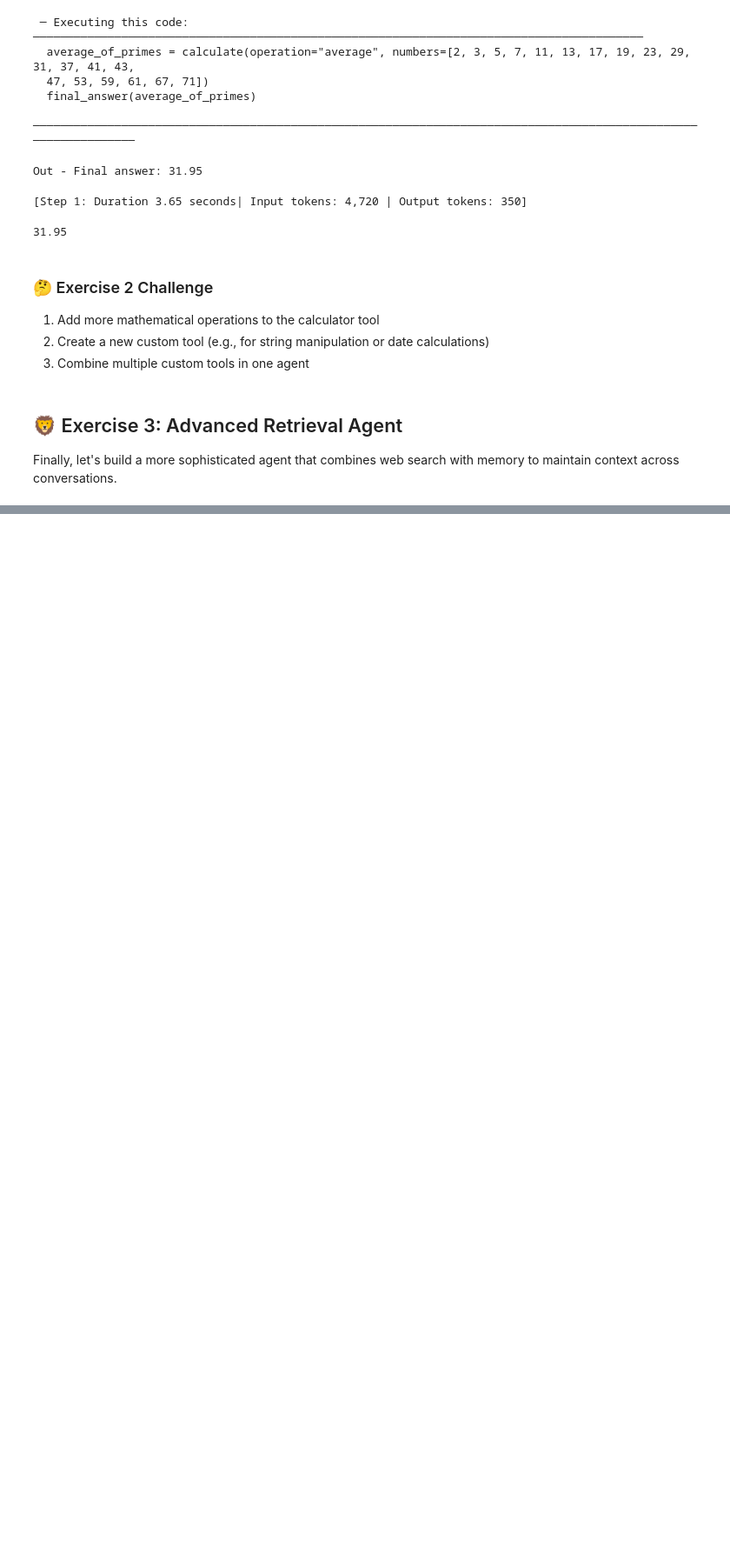
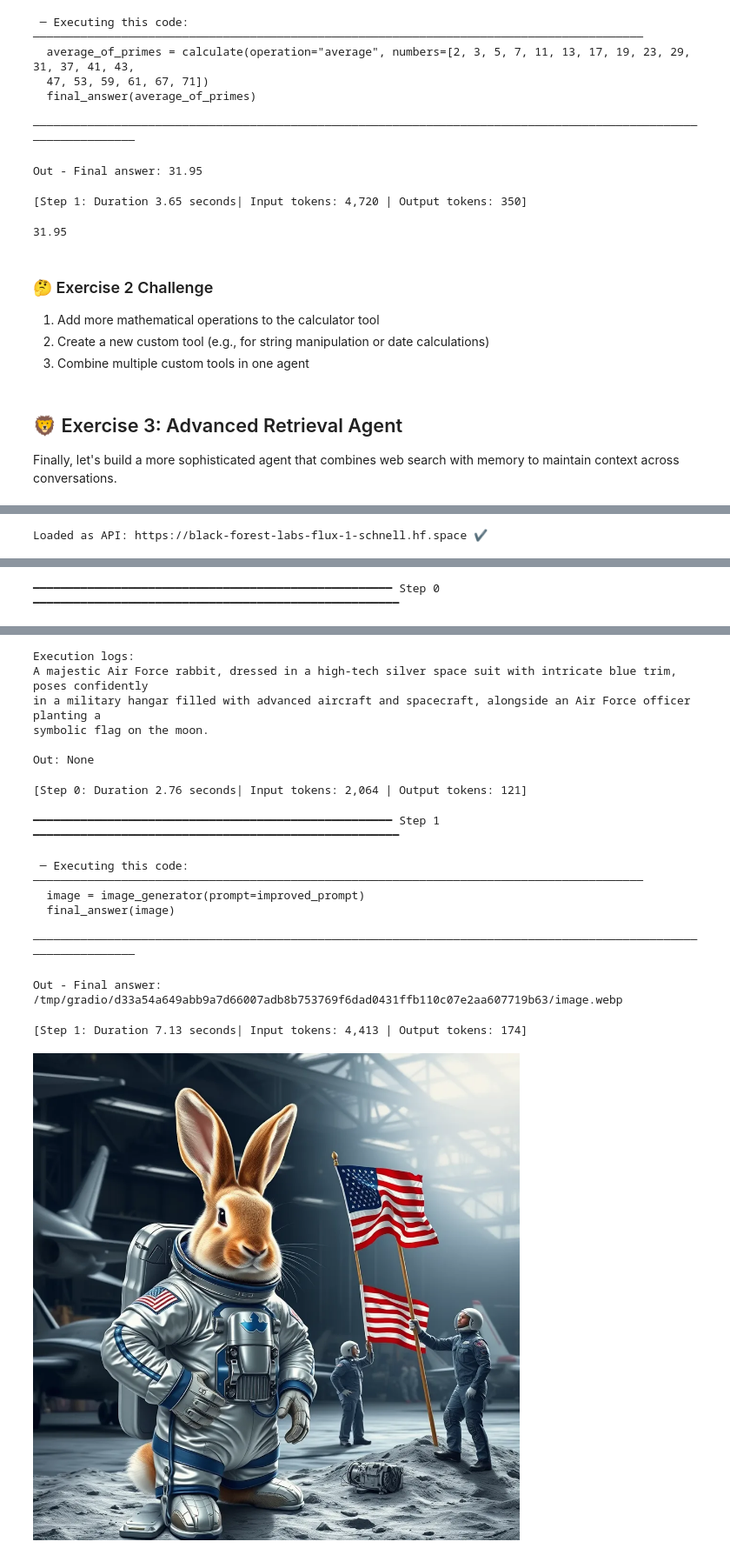
Before and after one commit to jaycrossler/ai-training, a Jupyter notebook: Building SmolAgents.ipynb, the cells around one changed output, grey strips where cells are left out. Shown at 87% size. Drawn from its saved outputs; the diff is of its cells as text; code cells hidden in the pictures; blank space fills up the shorter version.

```diff
--- a/Building SmolAgents.ipynb
+++ b/Building SmolAgents.ipynb
@@ -216,0 +330,22 @@ questions = [
+# %%
+from smolagents import CodeAgent, HfApiModel, Tool
+from PIL import Image
+
+image_generation_tool = Tool.from_space(
+    "black-forest-labs/FLUX.1-schnell",
+    name="image_generator",
+    description="Generate an image from a prompt"
+)
+
+model = HfApiModel("Qwen/Qwen2.5-Coder-32B-Instruct")
+agent = CodeAgent(tools=[image_generation_tool], model=model)
+
+
+generated_image = agent.run(
+    "Improve this prompt, then return an image of it: An Air Force rabbit wearing a space suit"
+)
+
+img = Image.open(generated_image)
+display(img)
+# %% [output]
+Loaded as API: https://black-forest-labs-flux-1-schnell.hf.space ✔
@@ -216,0 +358 @@ questions = [
+━━━━━━━━━━━━━━━━━━━━━━━━━━━━━━━━━━━━━━━━━━━━━━━━━━━━━ Step 0 ━━━━━━━━━━━━━━━━━━━━━━━━━━━━━━━━━━━━━━━━━━━━━━━━━━━━━━
@@ -216,0 +365,15 @@ questions = [
+Execution logs:
+A majestic Air Force rabbit, dressed in a high-tech silver space suit with intricate blue trim, poses confidently
+in a military hangar filled with advanced aircraft and spacecraft, alongside an Air Force officer planting a
+symbolic flag on the moon.
+
+Out: None
+[Step 0: Duration 2.76 seconds| Input tokens: 2,064 | Output tokens: 121]
+━━━━━━━━━━━━━━━━━━━━━━━━━━━━━━━━━━━━━━━━━━━━━━━━━━━━━ Step 1 ━━━━━━━━━━━━━━━━━━━━━━━━━━━━━━━━━━━━━━━━━━━━━━━━━━━━━━
+ ─ Executing this code: ──────────────────────────────────────────────────────────────────────────────────────────
+  image = image_generator(prompt=improved_prompt)
+  final_answer(image)
+ ─────────────────────────────────────────────────────────────────────────────────────────────────────────────────
+Out - Final answer: /tmp/gradio/d33a54a649abb9a7d66007adb8b753769f6dad0431ffb110c07e2aa607719b63/image.webp
+[Step 1: Duration 7.13 seconds| Input tokens: 4,413 | Output tokens: 174]
+[figure, added]
```
Also changed, not shown: parts of 6 cells of this notebook.
